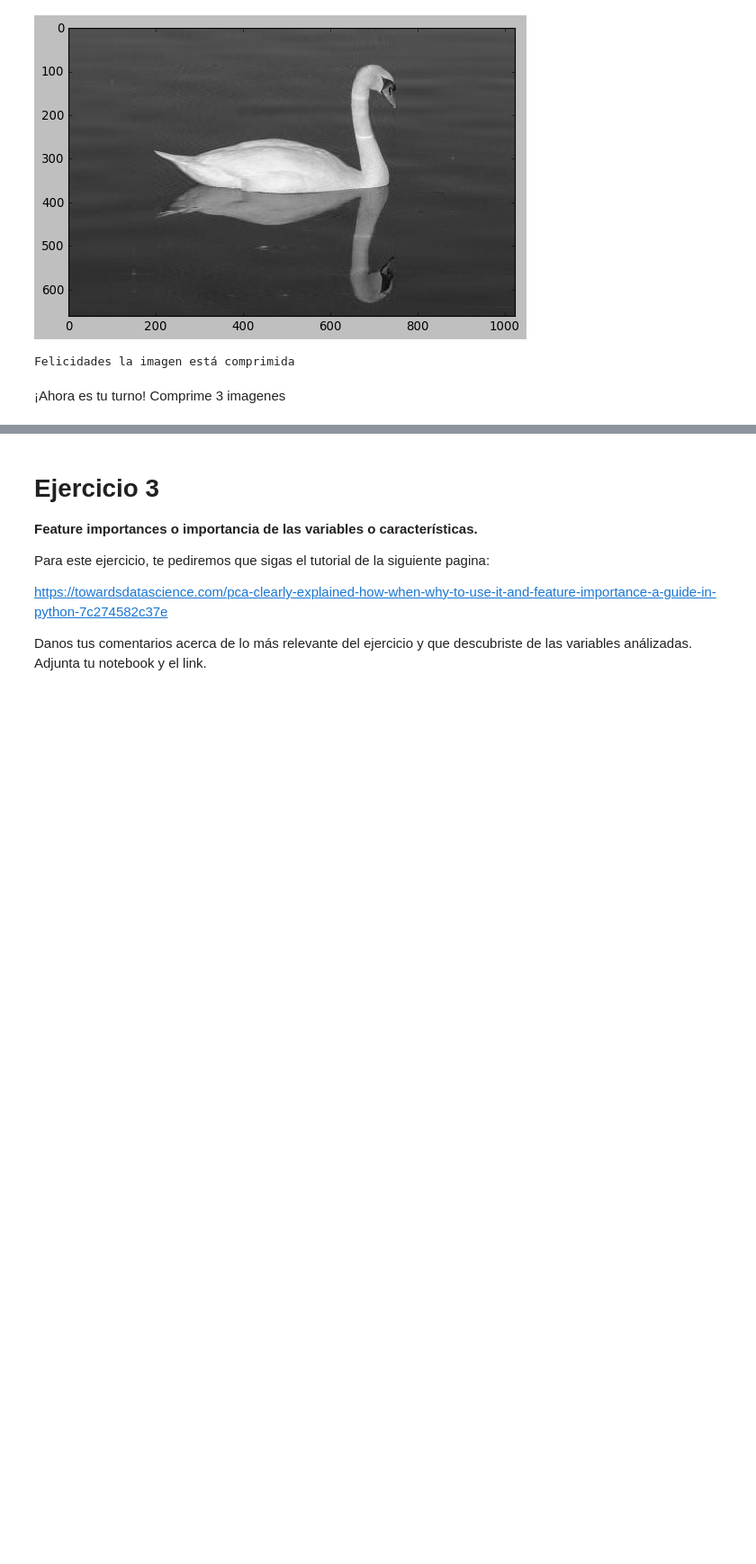
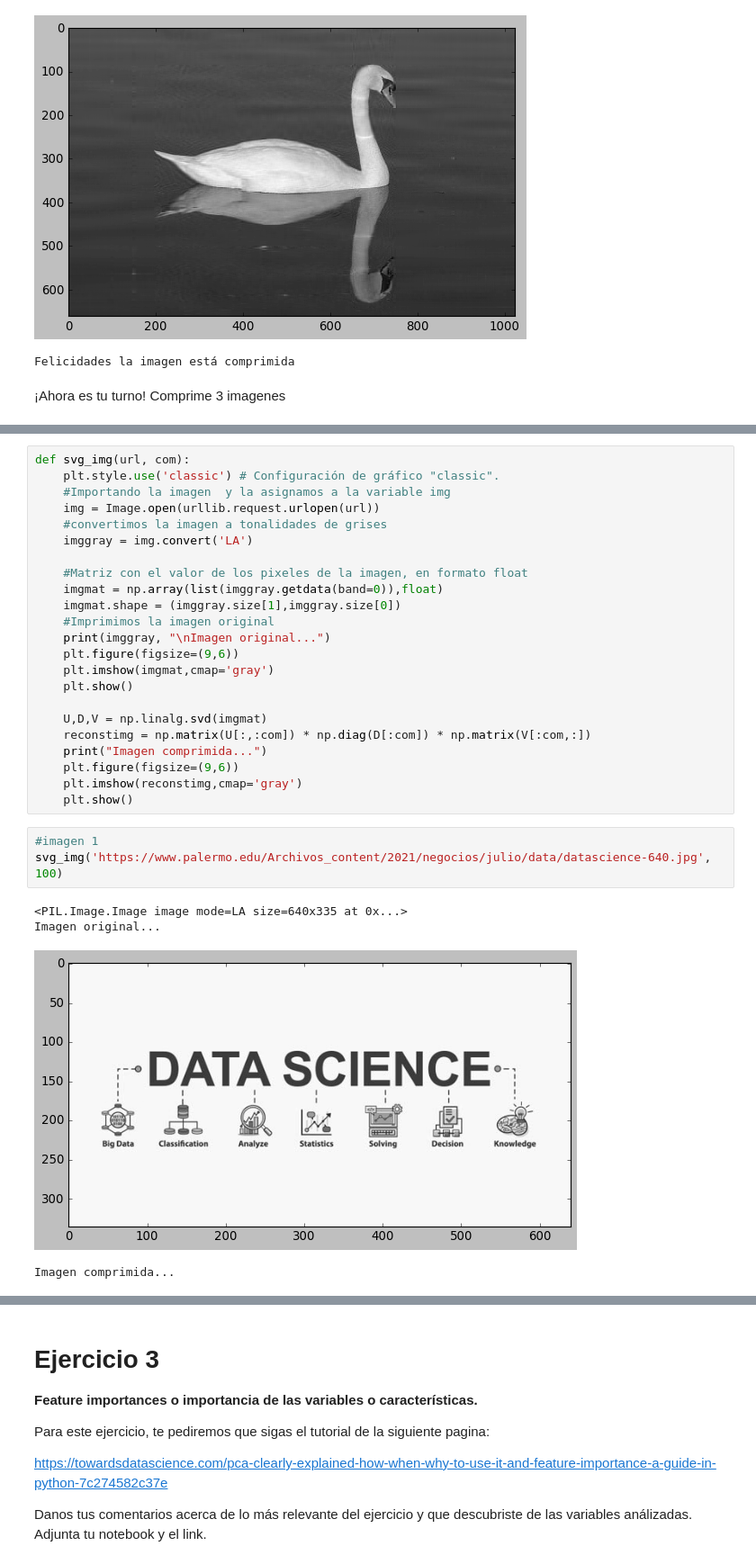
Before and after one commit to PosgradoMNA/actividades-del-projecto-teammexcol, a Jupyter notebook: Proyecto_Avances/Semana5_Reduccion_dimensiones.ipynb, the cells around one changed output, grey strips where cells are left out. Shown at 90% size. Cells and saved outputs as stored; diff of their text form; blank space fills up the shorter version.

```diff
--- a/Proyecto_Avances/Semana5_Reduccion_dimensiones.ipynb
+++ b/Proyecto_Avances/Semana5_Reduccion_dimensiones.ipynb
@@ -323,0 +333,31 @@ Comprime 3 imagenes
+# %%
+def svg_img(url, com):
+    plt.style.use('classic') # Configuración de gráfico "classic".
+    #Importando la imagen  y la asignamos a la variable img
+    img = Image.open(urllib.request.urlopen(url))
+    #convertimos la imagen a tonalidades de grises
+    imggray = img.convert('LA')
+
+    #Matriz con el valor de los pixeles de la imagen, en formato float
+    imgmat = np.array(list(imggray.getdata(band=0)),float)
+    imgmat.shape = (imggray.size[1],imggray.size[0])
+    #Imprimimos la imagen original
+    print(imggray, "\nImagen original...")
+    plt.figure(figsize=(9,6))
+    plt.imshow(imgmat,cmap='gray')
+    plt.show()
+
+    U,D,V = np.linalg.svd(imgmat)
+    reconstimg = np.matrix(U[:,:com]) * np.diag(D[:com]) * np.matrix(V[:com,:])
+    print("Imagen comprimida...")
+    plt.figure(figsize=(9,6))
+    plt.imshow(reconstimg,cmap='gray')
+    plt.show()
+# %%
+#imagen 1
+svg_img('https://www.palermo.edu/Archivos_content/2021/negocios/julio/data/datascience-640.jpg', 100)
+# %% [output]
+<PIL.Image.Image image mode=LA size=640x335 at 0x...>
+Imagen original...
+[figure, added]
+Imagen comprimida...
```
Also changed, not shown: parts of 40 cells of this notebook.
